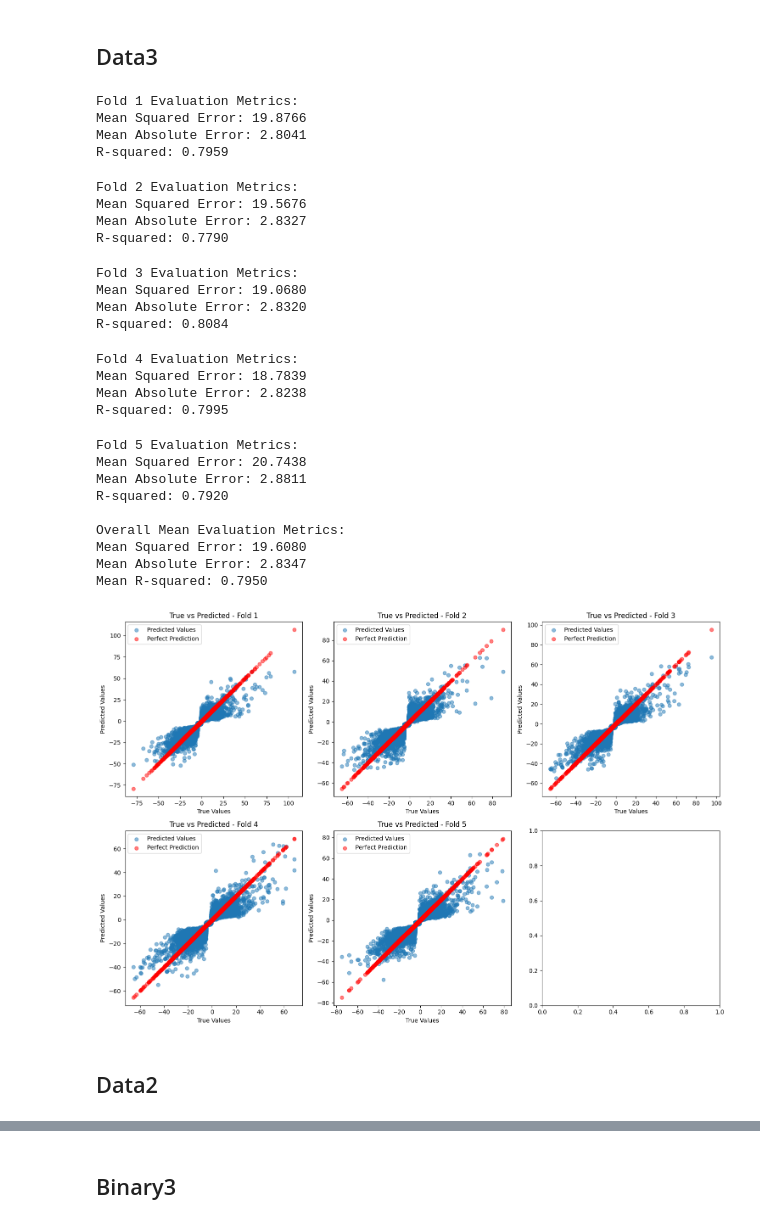
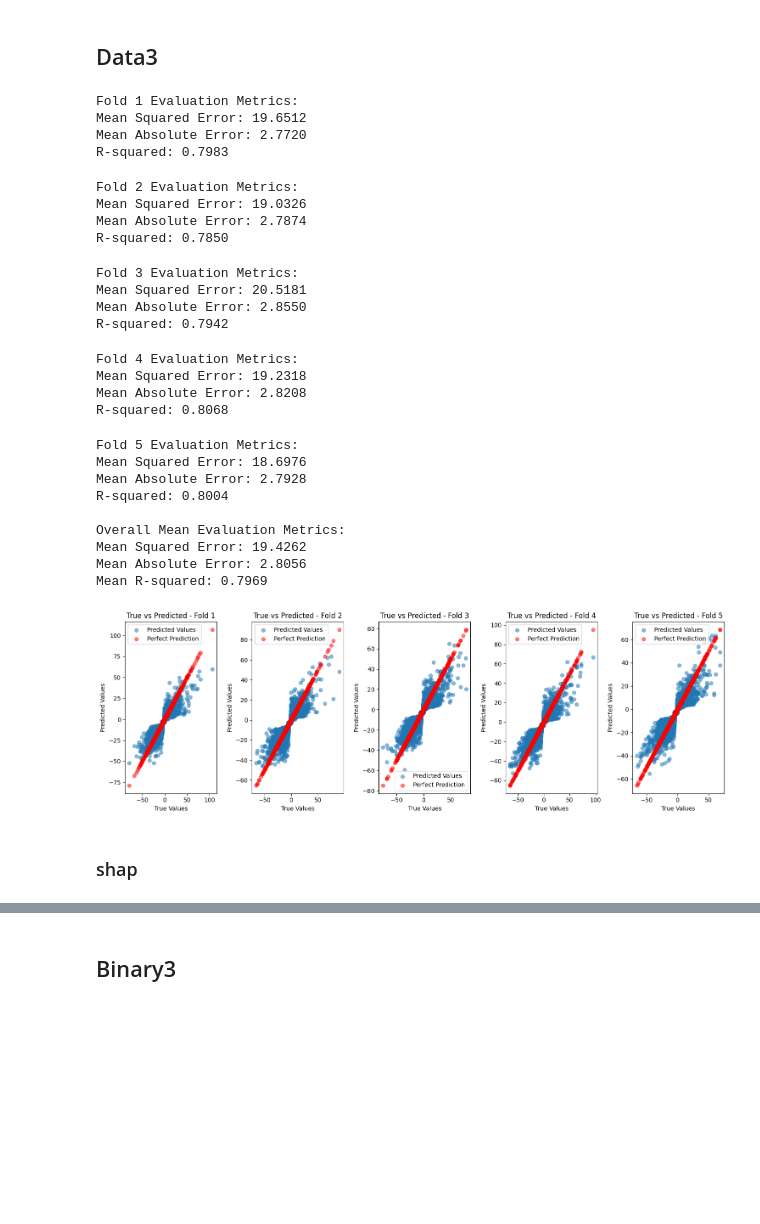
Before and after one commit to nxxk23/PROJECT, a Jupyter notebook: SlopesRF.ipynb, the cells around one changed output, grey strips where cells are left out. Drawn from its saved outputs; the diff is of its cells as text; code cells hidden in the pictures; blank space fills up the shorter version.

```diff
--- a/SlopesRF.ipynb
+++ b/SlopesRF.ipynb
@@ -120,10 +51,3 @@ data2['time_t1'] = pd.to_datetime(data2['time_t1'])
-# %%
-columns_to_encode = ['VisitLocation', 'Group', 'NATNL']
-
-# Apply label encoding using map
-for column in columns_to_encode:
-    encoding_map = {category: i for i, category in enumerate(data2[column].unique())}
-    data2[column] = data2[column].map(encoding_map)
 # %% [markdown]
 ## MF3
 # %%
@@ -167,16 +91,14 @@ for column in columns_to_encode:
 def categorize_eGFR(eGFR_value):
     if eGFR_value >= 90:
         return 0
-    elif 89.99 >= eGFR_value >= 60:
+    elif eGFR_value >= 60:
         return 1
-    elif 59.99 >= eGFR_value >= 30:
+    elif eGFR_value >= 30:
         return 2
-    elif 29.99 >= eGFR_value >= 15:
+    elif eGFR_value >= 15:
         return 3
     else:
         return 4
 
-bi2['Stage'] = bi2['eGFR_t1'].apply(categorize_eGFR)
 bi3['Stage'] = bi3['eGFR_t1'].apply(categorize_eGFR)
-data2['Stage'] = data2['eGFR_t1'].apply(categorize_eGFR)
 data3['Stage'] = data3['eGFR_t1'].apply(categorize_eGFR)
@@ -597,0 +172,8 @@ from sklearn.metrics import mean_squared_error, mean_absolute_error, r2_score
+# %%
+import json
+
+json_file_path = '/content/drive/MyDrive/ckdresearch2023/Assign/GridSearch/rf_slopes_data3.json'
+with open(json_file_path, 'r') as f:
+    rf_slopes_data3 = json.load(f)
+
+print(rf_slopes_data3)
@@ -597,0 +182,8 @@ from sklearn.metrics import mean_squared_error, mean_absolute_error, r2_score
+# %%
+import json
+
+json_file_path = '/content/drive/MyDrive/ckdresearch2023/Assign/GridSearch/rf_slopes_binary3.json'
+with open(json_file_path, 'r') as f:
+    rf_slopes_binary3 = json.load(f)
+
+print(rf_slopes_binary3)
@@ -612,16 +245,18 @@ data3_mae_scores = []
 data3_r2_scores = []
 
 # Create subplots for each fold
-fig, axs = plt.subplots(2, 3, figsize=(15, 10))
+fig, axs = plt.subplots(1, 5, figsize=(15, 5))
 axs = axs.ravel()
 
 # Loop through each fold
 for fold in range(5):
     # Fit the model on the training data for the current fold
-    model.fit(X_train_scaled_list_data3[fold], y_train_list_data3[fold])
+    best_params = rf_slopes_data3[fold]['best_params']
+    rfmodel = RandomForestRegressor(**best_params)
+    rfmodel.fit(X_train_scaled_list_data3[fold], y_train_list_data3[fold])
 
     # Make predictions on the test data for the current fold
-    y_pred = model.predict(X_test_scaled_list_data3[fold])
+    y_pred = rfmodel.predict(X_test_scaled_list_data3[fold])
 
     # Plot original vs predicted values as data points
     axs[fold].scatter(y_test_list_data3[fold], y_pred, label='Predicted Values', alpha=0.5)
@@ -640,51 +275,51 @@ for fold in range(5):
     print(f"\nFold {fold + 1} Evaluation Metrics:")
     print(f"Mean Squared Error: {mse:.4f}")
     print(f"Mean Absolute Error: {mae:.4f}")
     print(f"R-squared: {r2:.4f}")
 
     # Append scores to the lists for overall evaluation
     data3_mse_scores.append(mse)
     data3_mae_scores.append(mae)
     data3_r2_scores.append(r2)
 
 # Print mean scores across all folds
 data3_mean_mse = sum(data3_mse_scores) / len(data3_mse_scores)
 data3_mean_mae = sum(data3_mae_scores) / len(data3_mae_scores)
 data3_mean_r2 = sum(data3_r2_scores) / len(data3_r2_scores)
 
 print(f"\nOverall Mean Evaluation Metrics:")
 print(f"Mean Squared Error: {data3_mean_mse:.4f}")
 print(f"Mean Absolute Error: {data3_mean_mae:.4f}")
 print(f"Mean R-squared: {data3_mean_r2:.4f}")
 
 plt.tight_layout()
 plt.show()
 # %% [output]
 Fold 1 Evaluation Metrics:
-Mean Squared Error: 19.8766
-Mean Absolute Error: 2.8041
-R-squared: 0.7959
+Mean Squared Error: 19.6512
+Mean Absolute Error: 2.7720
+R-squared: 0.7983
 Fold 2 Evaluation Metrics:
-Mean Squared Error: 19.5676
-Mean Absolute Error: 2.8327
-R-squared: 0.7790
+Mean Squared Error: 19.0326
+Mean Absolute Error: 2.7874
+R-squared: 0.7850
 Fold 3 Evaluation Metrics:
-Mean Squared Error: 19.0680
-Mean Absolute Error: 2.8320
-R-squared: 0.8084
+Mean Squared Error: 20.5181
+Mean Absolute Error: 2.8550
+R-squared: 0.7942
 Fold 4 Evaluation Metrics:
-Mean Squared Error: 18.7839
-Mean Absolute Error: 2.8238
-R-squared: 0.7995
+Mean Squared Error: 19.2318
+Mean Absolute Error: 2.8208
+R-squared: 0.8068
 Fold 5 Evaluation Metrics:
-Mean Squared Error: 20.7438
-Mean Absolute Error: 2.8811
-R-squared: 0.7920
+Mean Squared Error: 18.6976
+Mean Absolute Error: 2.7928
+R-squared: 0.8004
 
 Overall Mean Evaluation Metrics:
-Mean Squared Error: 19.6080
-Mean Absolute Error: 2.8347
-Mean R-squared: 0.7950
+Mean Squared Error: 19.4262
+Mean Absolute Error: 2.8056
+Mean R-squared: 0.7969
-[figure, old version]
+[figure, new version]
 # %% [markdown]
-## Data2
+### shap
```
Also changed, not shown: parts of 54 cells of this notebook.
